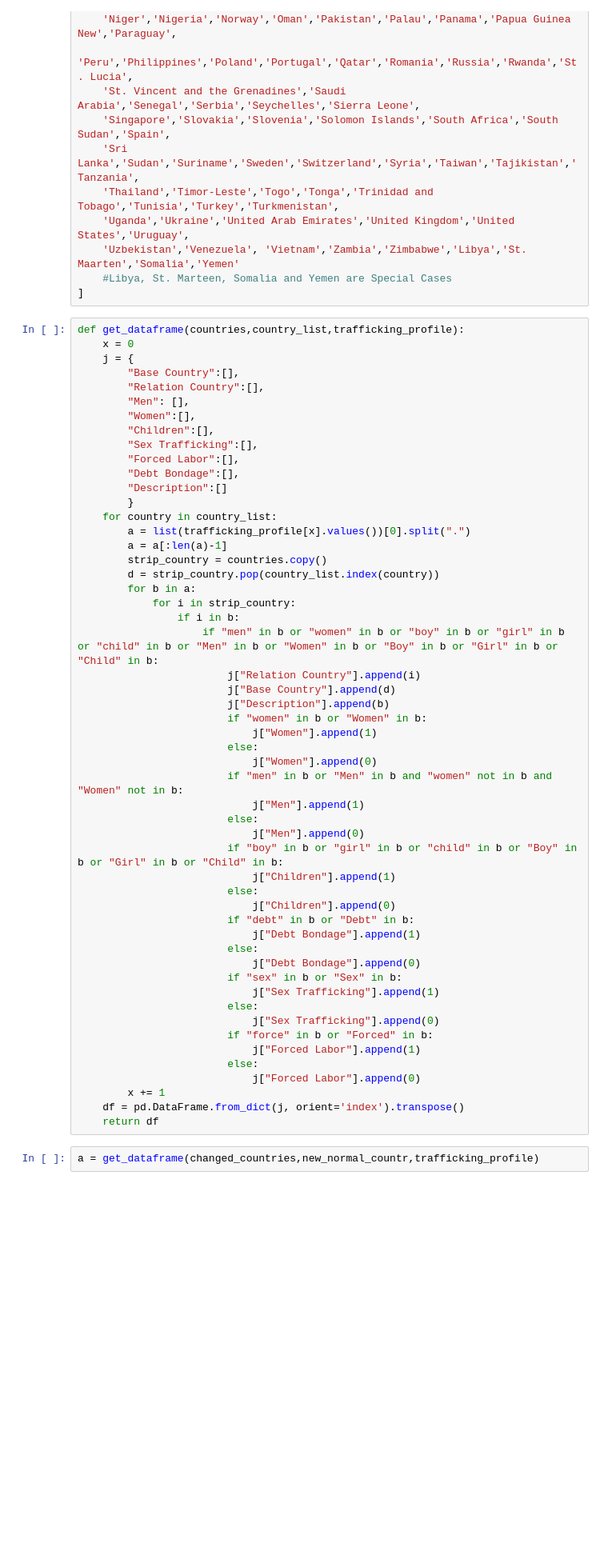
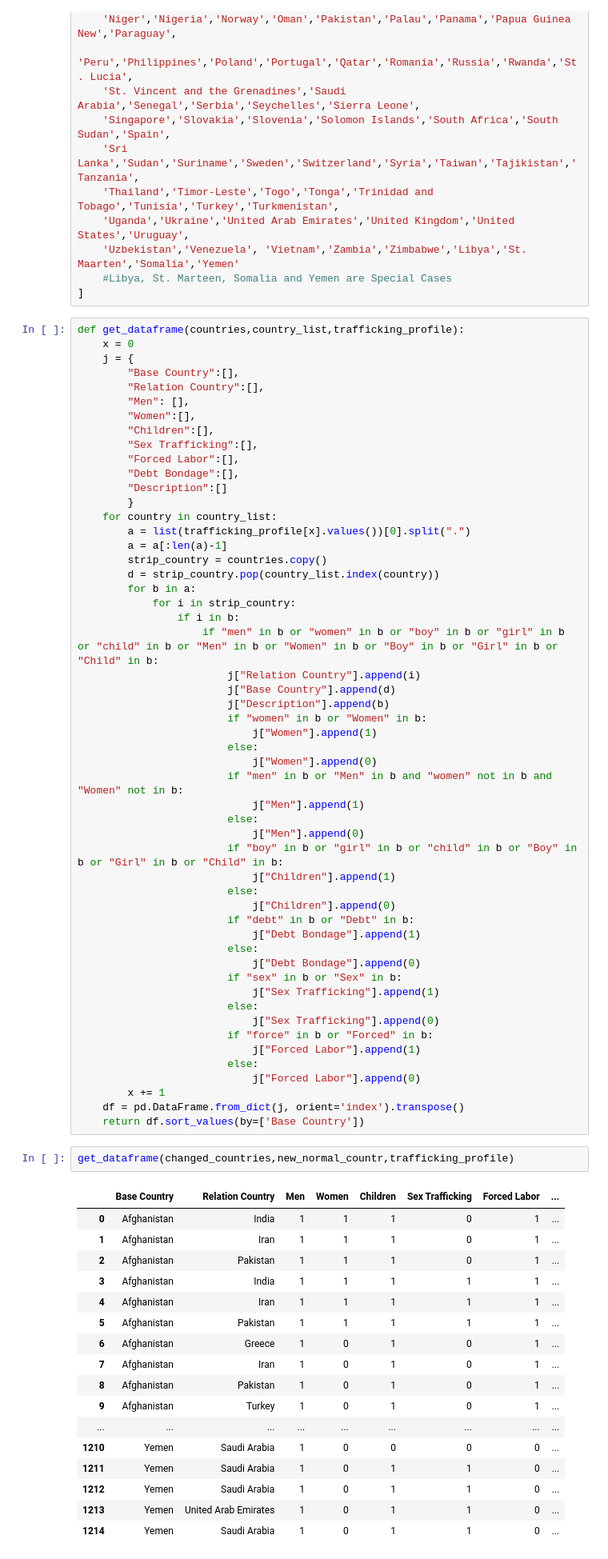
Before and after one commit to remco-mooij/human-trafficking, a Jupyter notebook: tolu.ipynb, the cells around one changed output. Shown at 80% size. Saved outputs shown, nothing was run; the diff lists cells and outputs as text; blank space fills up the shorter version.

```diff
--- a/tolu.ipynb
+++ b/tolu.ipynb
@@ -288,6 +288,24 @@ def get_dataframe(countries,country_list,trafficking_profile):
                             j["Forced Labor"].append(0)
         x += 1
     df = pd.DataFrame.from_dict(j, orient='index').transpose()
-    return df
+    return df.sort_values(by=['Base Country'])
 # %%
-a = get_dataframe(changed_countries,new_normal_countr,trafficking_profile)
+get_dataframe(changed_countries,new_normal_countr,trafficking_profile)
+# %% [output]
+|  | Base Country | Relation Country | Men | Women | Children | Sex Trafficking | Forced Labor | ... |
+| 0 | Afghanistan | India | 1 | 1 | 1 | 0 | 1 | ... |
+| 1 | Afghanistan | Iran | 1 | 1 | 1 | 0 | 1 | ... |
+| 2 | Afghanistan | Pakistan | 1 | 1 | 1 | 0 | 1 | ... |
+| 3 | Afghanistan | India | 1 | 1 | 1 | 1 | 1 | ... |
+| 4 | Afghanistan | Iran | 1 | 1 | 1 | 1 | 1 | ... |
+| 5 | Afghanistan | Pakistan | 1 | 1 | 1 | 1 | 1 | ... |
+| 6 | Afghanistan | Greece | 1 | 0 | 1 | 0 | 1 | ... |
+| 7 | Afghanistan | Iran | 1 | 0 | 1 | 0 | 1 | ... |
+| 8 | Afghanistan | Pakistan | 1 | 0 | 1 | 0 | 1 | ... |
+| 9 | Afghanistan | Turkey | 1 | 0 | 1 | 0 | 1 | ... |
+| ... | ... | ... | ... | ... | ... | ... | ... | ... |
+| 1210 | Yemen | Saudi Arabia | 1 | 0 | 0 | 0 | 0 | ... |
+| 1211 | Yemen | Saudi Arabia | 1 | 0 | 1 | 1 | 0 | ... |
+| 1212 | Yemen | Saudi Arabia | 1 | 0 | 1 | 1 | 0 | ... |
+| 1213 | Yemen | United Arab Emirates | 1 | 0 | 1 | 1 | 0 | ... |
+| 1214 | Yemen | Saudi Arabia | 1 | 0 | 1 | 1 | 0 | ... |
```
Also changed, not shown: parts of 2 cells of this notebook.
